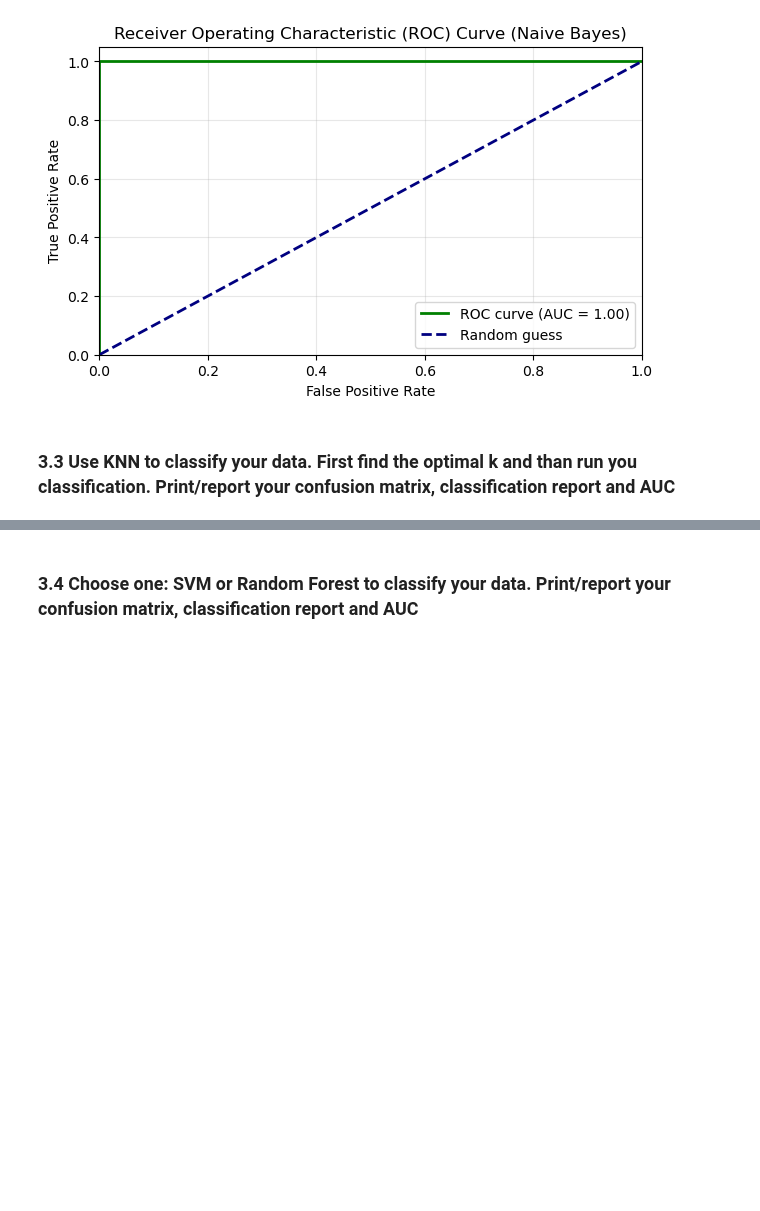
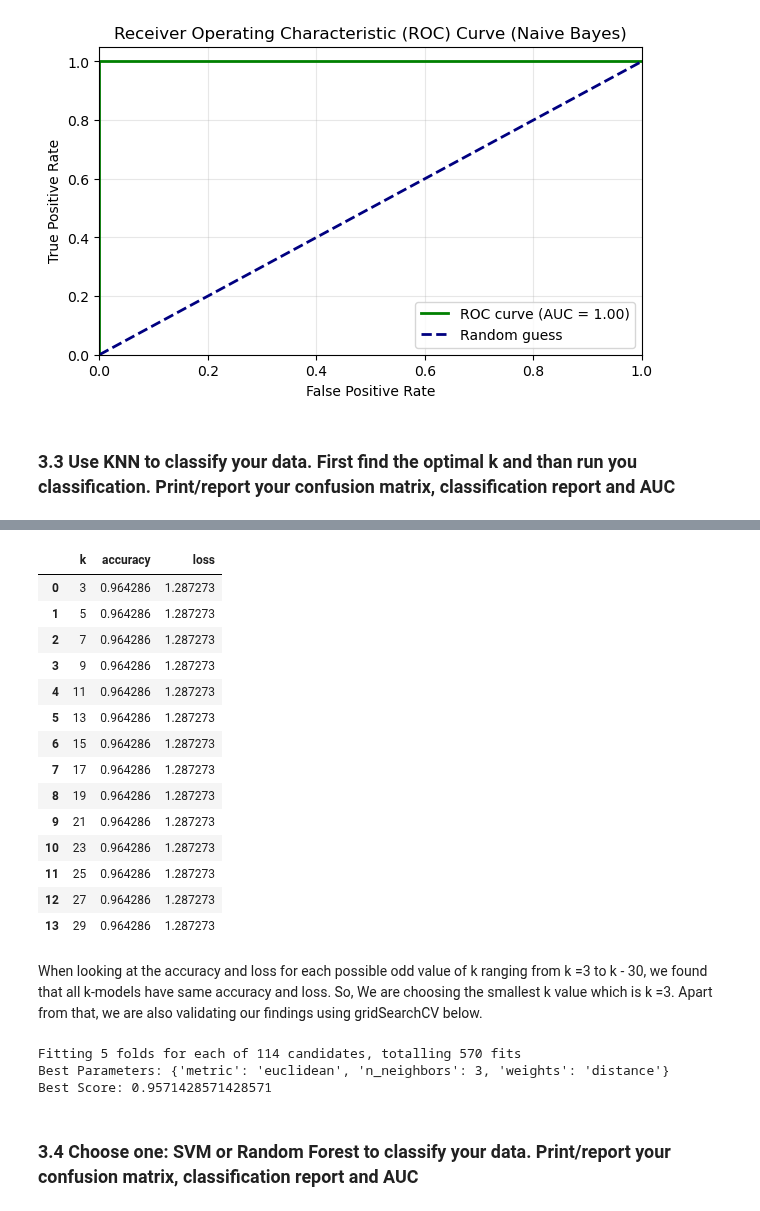
Before and after one commit to buddhathapa12/PrespectiveOnDataScience, a Jupyter notebook: ClassificationAnalysis/E923Q669_CS746_HW5_Classification.ipynb, the cells around one changed output, grey strips where cells are left out. Saved outputs shown, nothing was run; the diff lists cells and outputs as text; code cells hidden in the pictures; blank space fills up the shorter version.

```diff
--- a/ClassificationAnalysis/E923Q669_CS746_HW5_Classification.ipynb
+++ b/ClassificationAnalysis/E923Q669_CS746_HW5_Classification.ipynb
@@ -406,22 +432,48 @@ AUC: 1.00
+# %%
+summary_report_df = pd.DataFrame(data= summary_report)
+summary_report_df
+# %% [output]
+|  | k | accuracy | loss |
+| 0 | 3 | 0.964286 | 1.287273 |
+| 1 | 5 | 0.964286 | 1.287273 |
+| 2 | 7 | 0.964286 | 1.287273 |
+| 3 | 9 | 0.964286 | 1.287273 |
+| 4 | 11 | 0.964286 | 1.287273 |
+| 5 | 13 | 0.964286 | 1.287273 |
+| 6 | 15 | 0.964286 | 1.287273 |
+| 7 | 17 | 0.964286 | 1.287273 |
+| 8 | 19 | 0.964286 | 1.287273 |
+| 9 | 21 | 0.964286 | 1.287273 |
+| 10 | 23 | 0.964286 | 1.287273 |
+| 11 | 25 | 0.964286 | 1.287273 |
+| 12 | 27 | 0.964286 | 1.287273 |
+| 13 | 29 | 0.964286 | 1.287273 |
+# %% [markdown]
+When looking at the accuracy and loss for each possible odd value of k ranging from k =3 to k - 30, we found that all k-models have same accuracy and loss. So, We are choosing the smallest k value which is k =3.
+Apart from that, we are also validating our findings using gridSearchCV below.
 # %%
-# #your code
-# # Define the model
-# knn = KNeighborsClassifier()
+#your code
+# Define the model
+knn = KNeighborsClassifier()
 
-# # Define parameter grid
-# param_grid = {
-#     'n_neighbors': range(1, 20),
-#     'weights': ['uniform', 'distance'],
-#     'metric': ['euclidean', 'manhattan', 'minkowski']
-# }
+# Define parameter grid
+param_grid = {
+    'n_neighbors': range(1, 20),
+    'weights': ['uniform', 'distance'],
+    'metric': ['euclidean', 'manhattan', 'minkowski']
+}
 
-# # Grid search
-# grid_search = GridSearchCV(knn, param_grid, cv=5, scoring='accuracy', verbose=1)
-# grid_search.fit(X_scaled, y)
+# Grid search
+grid_search = GridSearchCV(knn, param_grid, cv=5, scoring='accuracy', verbose=1)
+grid_search.fit(X_train, y_train)
 
-# # Best parameters and score
-# print("Best Parameters:", grid_search.best_params_)
-# print("Best Score:", grid_search.best_score_)
+# Best parameters and score
+print("Best Parameters:", grid_search.best_params_)
+print("Best Score:", grid_search.best_score_)
+# %% [output]
+Fitting 5 folds for each of 114 candidates, totalling 570 fits
+Best Parameters: {'metric': 'euclidean', 'n_neighbors': 3, 'weights': 'distance'}
+Best Score: 0.9571428571428571
 # %% [markdown]
 ### 3.4 Choose one: SVM or Random Forest to classify your data. Print/report your confusion matrix, classification report and AUC
 # %%
```
Also changed, not shown: parts of 1 cell of this notebook.
